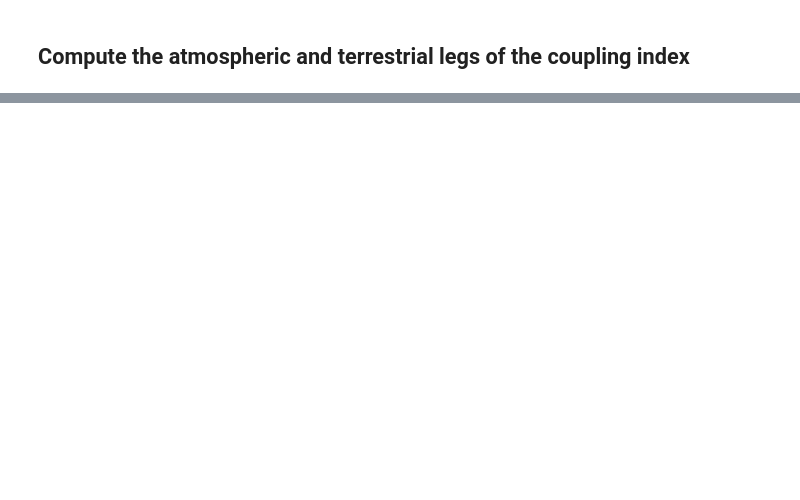
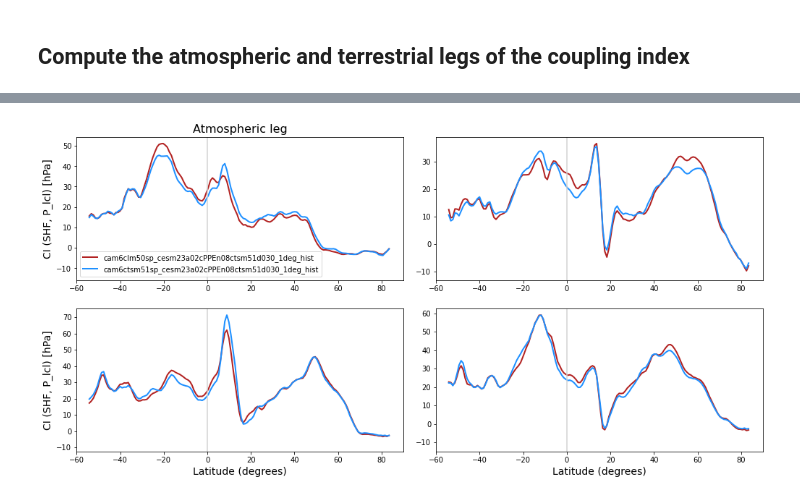
Before and after one commit to megandevlan/Coupling_CAM6CLM5, a Jupyter notebook: CouplingIndex_Generalized.ipynb, the cells around one changed output, grey strips where cells are left out. Cells and saved outputs as stored; diff of their text form; code cells hidden in the pictures; blank space fills up the shorter version.

```diff
--- a/CouplingIndex_Generalized.ipynb
+++ b/CouplingIndex_Generalized.ipynb
@@ -232,0 +564,48 @@ atmoLeg_case2 = atmoLeg_case2.compute(dsFull_case2, xname='SHFLX',yname='Plcl',a
+# %%
+# --------------------------------------------
+#   Plot zonal means of CI: Atmospheric leg
+# --------------------------------------------
+
+if plt_zonalMeans =='true':
+
+    # Use a simple moving average over latitude to smooth out zonal means
+    #  Method here: https://stackoverflow.com/questions/14313510/how-to-calculate-rolling-moving-average-using-numpy-scipy
+    #  Left centered moving average (i.e., latitude mean assigned to lowest value is mean of that value and next two)
+
+    def moving_average(x, w):
+        return np.convolve(x, np.ones(w), 'valid') / w
+
+    # Set up figure
+    fig, axs = plt.subplots(2,2, figsize=(17, 8),
+                            facecolor='w', edgecolor='k')
+    #Adjust space between subplots
+    fig.subplots_adjust(hspace = 0.2, wspace = 0.1)
+    #Put axs handles in array, axs
+    axs = axs.ravel()
+
+    for iSeason in range(4):
+        lonMean_atmoLeg_case1 = np.nanmean(atmoLeg_case1.SHFLX_Plcl_CI.values[iSeason,:,:]*landMask,axis=1)
+        lonMean_atmoLeg_case2 = np.nanmean(atmoLeg_case2.SHFLX_Plcl_CI.values[iSeason,:,:]*landMask,axis=1)
+
+        w = 3    # Number of latitudes to compute window over (~2.5-3˚)
+        lonMean_atmoLeg_case1 = moving_average(lonMean_atmoLeg_case1, w)
+        lonMean_atmoLeg_case2 = moving_average(lonMean_atmoLeg_case2, w)
+        smoothLat = moving_average(lat,w)
+
+        axs[iSeason].plot(smoothLat,lonMean_atmoLeg_case1,'firebrick',linewidth=2,label=case1)
+        axs[iSeason].plot(smoothLat,lonMean_atmoLeg_case2,'dodgerblue',linewidth=2,label=case2)
+
+        axs[iSeason].set_xlim([-60, 90])
+        axs[iSeason].axvline(0,color='lightgrey')
+
+    axs[0].legend()
+
+    axs[2].set_xlabel('Latitude (degrees)',fontsize=14)
+    axs[3].set_xlabel('Latitude (degrees)',fontsize=14)
+
+    axs[0].set_ylabel('CI (SHF, P_lcl) [hPa]', fontsize=14)
+    axs[2].set_ylabel('CI (SHF, P_lcl) [hPa]', fontsize=14)
+
+    axs[0].set_title('Atmospheric leg',fontsize=16)
+# %% [output]
+[figure, added]
```
Also changed, not shown: parts of 17 cells of this notebook.
